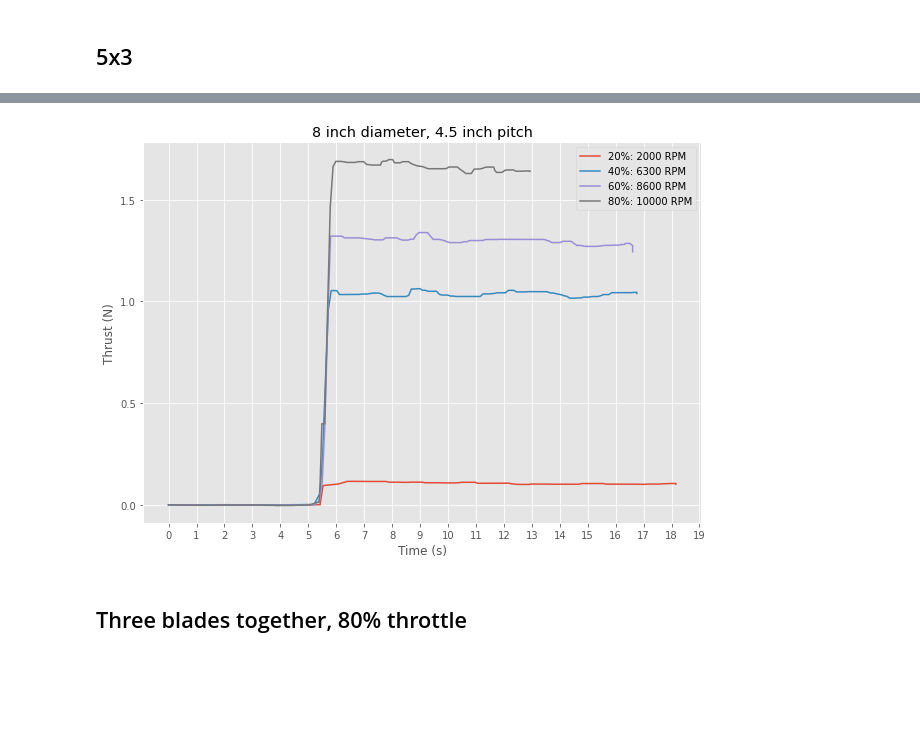
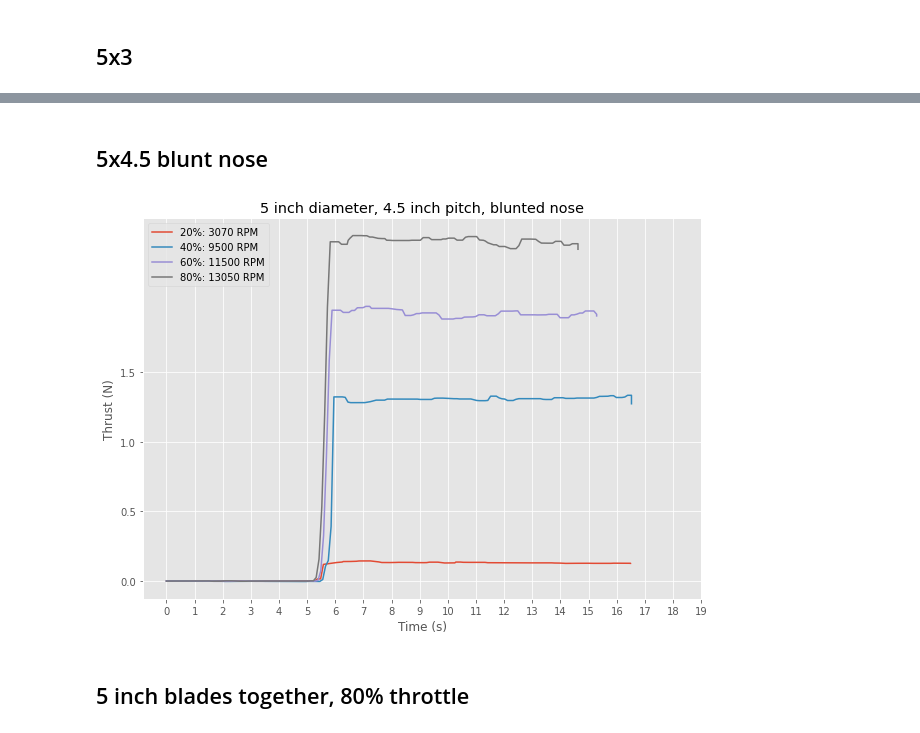
Before and after one commit to nmarks99/aero-capstone, a Jupyter notebook: thrust_test/nice_plots.ipynb, the cells around one changed output, grey strips where cells are left out. Saved outputs shown, nothing was run; the diff lists cells and outputs as text; code cells hidden in the pictures; blank space fills up the shorter version.

```diff
--- a/thrust_test/nice_plots.ipynb
+++ b/thrust_test/nice_plots.ipynb
@@ -52,7 +55,7 @@ force = [sig.medfilt(i,5) for i in force]
 force = [normalize(np.array(i),10) for i in force]
 
 plt.style.use('ggplot')
-labs = ["20%: 3200 RPM","40%: 10000 RPM", "60%: 12000 RPM", "80%: 13500 RPM"]
+labs = ["20%: 3300 RPM","40%: 10000 RPM", "60%: 12000 RPM", "80%: 13500 RPM"]
 fig, ax = plt.subplots(figsize=(10,7))
 first = True
 for i in range(len(force)):
@@ -60,7 +63,7 @@ for i in range(len(force)):
     ax.legend()
 ax.set(title="5 inch diameter, 5 inch pitch",xlabel="Time (s)",ylabel="Thrust (N)")
 plt.yticks(np.arange(0, 2.6, 0.2))
-plt.xticks(np.arange(0, 21.0, 1))
+plt.xticks(np.arange(0, 15.0, 1))
 plt.show()
-fig.savefig("data/5x5V1S/plot.png")
+fig.savefig("data/5x5V1S/5x5plot.png")
 # %% [output]
@@ -68,7 +71,7 @@ fig.savefig("data/5x5V1S/plot.png")
 # %% [markdown]
 ## 8045 Blade
 # %%
-paths_8045 = gen_paths("8045")
+paths_8045 = gen_paths("80x45")
 
 force = []
 time = []
@@ -93,8 +96,35 @@ ax.set(title="8 inch diameter, 4.5 inch pitch",xlabel="Time (s)",ylabel="Thrust
 plt.yticks(np.arange(0, 9.2, 0.5))
 plt.xticks(np.arange(0, 15.0, 1))
 plt.show()
-fig.savefig("data/8045/plot.png")
+fig.savefig("data/80x45/80x45plot.png")
 # %% [output]
 [figure]
 # %% [markdown]
 ## 5x3
+# %%
+paths_5x3 = gen_paths("5x3thick")
+
+force = []
+time = []
+for i in paths_5x3:
+    temp_force,temp_time = get_data(i)
+    force.append(temp_force)
+    time.append(temp_time)
+
+# median filter and normalize to average of first n data points
+force = [sig.medfilt(i,5) for i in force]
+force = [normalize(np.array(i),10) for i in force]
+
+
+plt.style.use('ggplot')
+labs = ["20%: 3645 RPM","40%: 11000 RPM", "60%: 12800 RPM", "80%: 13963 RPM"]
+fig, ax = plt.subplots(figsize=(10,7))
+for i in range(len(force)):
+    ax.plot(time[i],force[i],label=labs[i])
+    ax.legend()
+
+ax.set(title="5 inch diameter, 3 inch pitch",xlabel="Time (s)",ylabel="Thrust (N)")
+plt.yticks(np.arange(0, 2.0, 0.5))
+plt.xticks(np.arange(0, 20.0, 1))
+plt.show()
+fig.savefig("data/5x3thick/5x3plot.png")
@@ -101,30 +133,33 @@ fig.savefig("data/8045/plot.png")
+# %% [markdown]
+## 5x4.5 blunt nose
 # %%
-paths_5x3 = gen_paths("5x3")
+paths_5x3 = gen_paths("5x45BN")
 
 force = []
 time = []
 for i in paths_5x3:
     temp_force,temp_time = get_data(i)
     force.append(temp_force)
     time.append(temp_time)
 
 # median filter and normalize to average of first n data points
 force = [sig.medfilt(i,5) for i in force]
 force = [normalize(np.array(i),10) for i in force]
 
 
 plt.style.use('ggplot')
-labs = ["20%: 2000 RPM","40%: 6300 RPM", "60%: 8600 RPM", "80%: 10000 RPM"]
+labs = ["20%: 3070 RPM","40%: 9500 RPM", "60%: 11500 RPM", "80%: 13050 RPM"]
 fig, ax = plt.subplots(figsize=(10,7))
 for i in range(len(force)):
     ax.plot(time[i],force[i],label=labs[i])
     ax.legend()
 
-ax.set(title="8 inch diameter, 4.5 inch pitch",xlabel="Time (s)",ylabel="Thrust (N)")
+ax.set(title="5 inch diameter, 4.5 inch pitch, blunted nose",xlabel="Time (s)",ylabel="Thrust (N)")
 plt.yticks(np.arange(0, 2.0, 0.5))
 plt.xticks(np.arange(0, 20.0, 1))
 plt.show()
+fig.savefig("data/5x45BN/5x45BNplot.png")
 # %% [output]
-[figure, old version]
+[figure, new version]
 # %% [markdown]
-## Three blades together, 80% throttle
+## 5 inch blades together, 80% throttle
```
Also changed, not shown: parts of 6 cells of this notebook, 14 other files.
